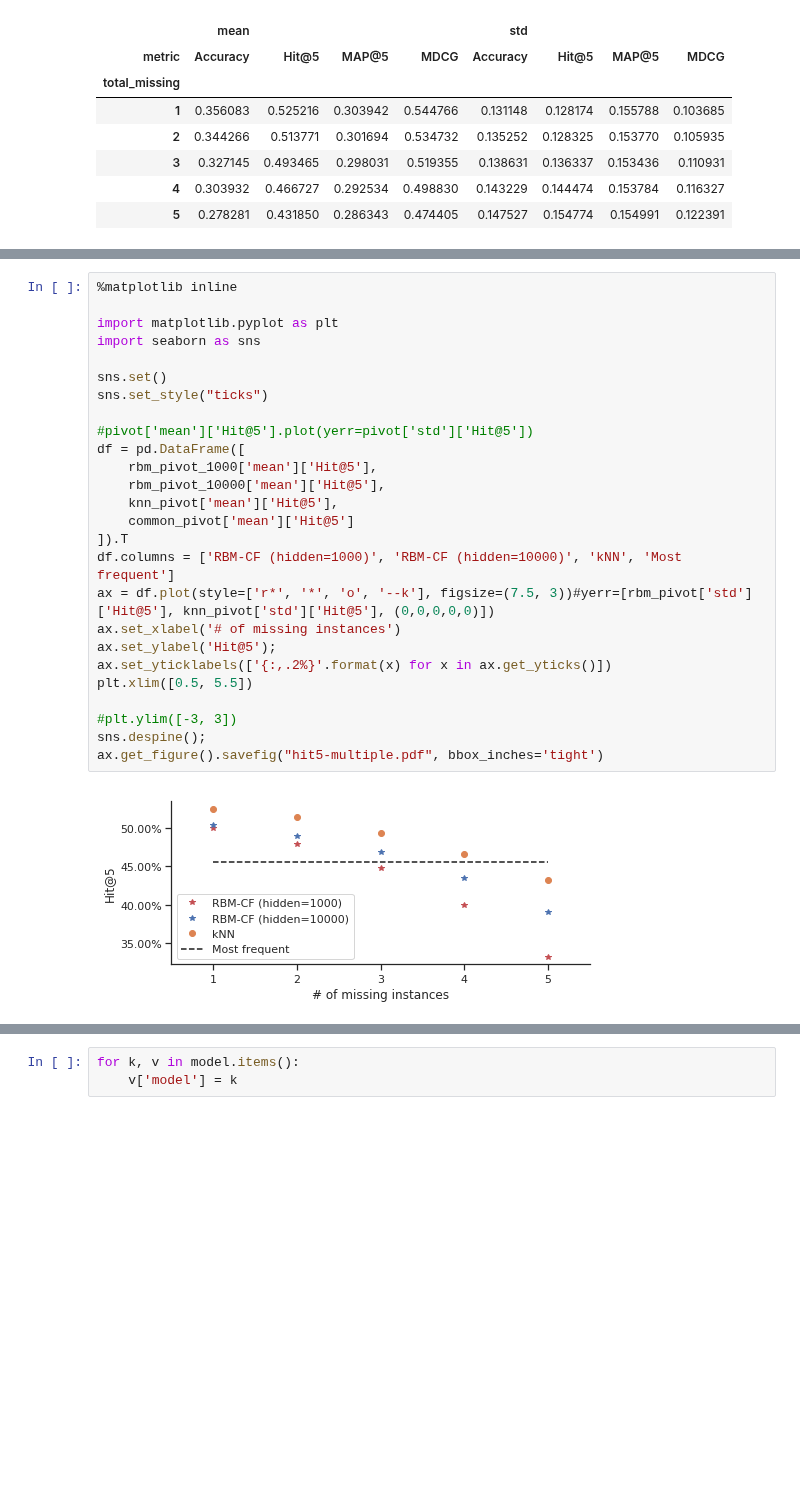
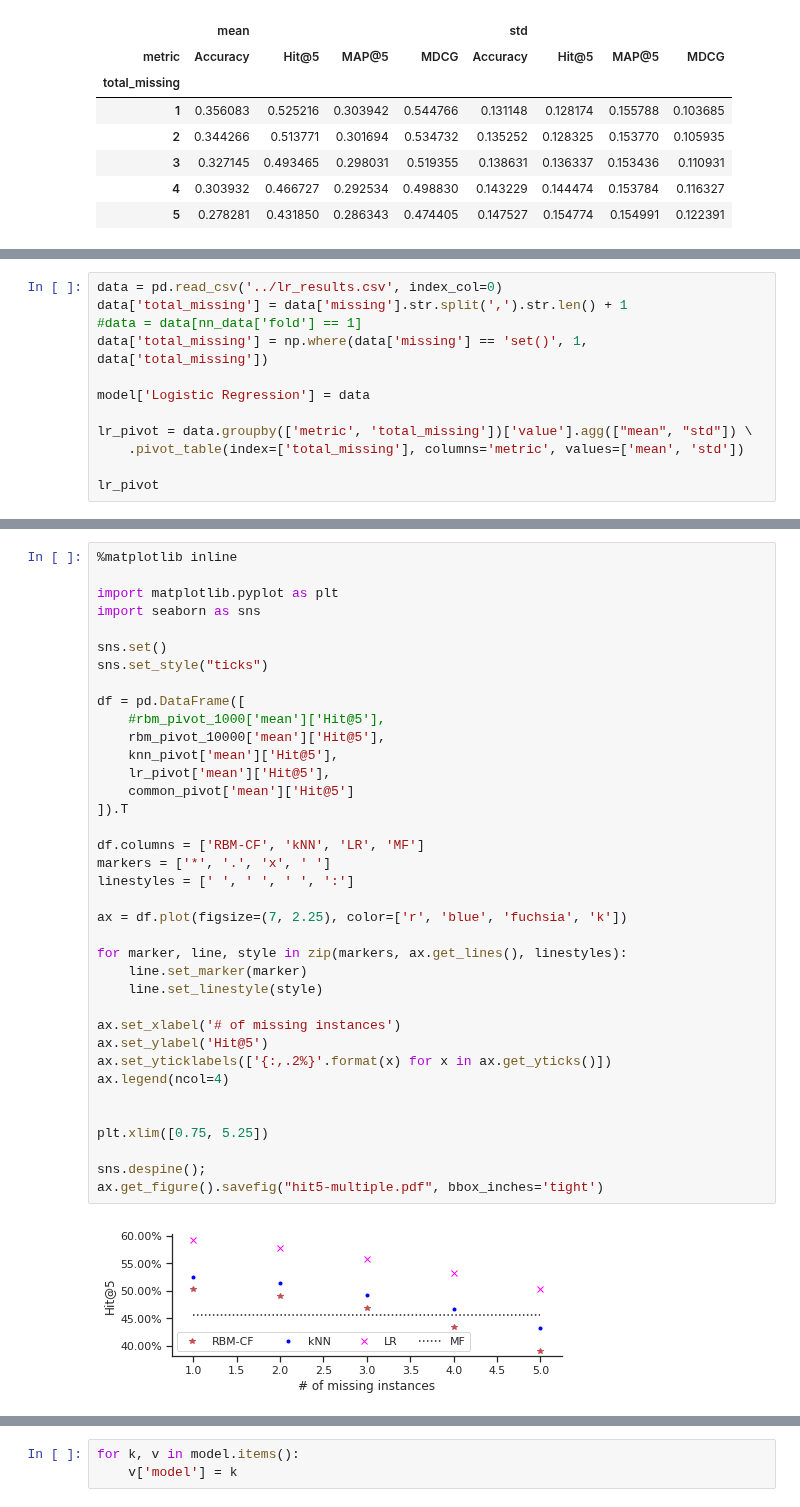
Before and after one commit to SrMouraSilva/RBM, a Jupyter notebook: experiments/notebooks/Lost information.ipynb, the cells around one changed output, grey strips where cells are left out. Cells and saved outputs as stored; diff of their text form; blank space fills up the shorter version.

```diff
--- a/experiments/notebooks/Lost information.ipynb
+++ b/experiments/notebooks/Lost information.ipynb
@@ -95,0 +98,12 @@ knn_pivot
+# %%
+data = pd.read_csv('../lr_results.csv', index_col=0)
+data['total_missing'] = data['missing'].str.split(',').str.len() + 1
+#data = data[nn_data['fold'] == 1]
+data['total_missing'] = np.where(data['missing'] == 'set()', 1, data['total_missing'])
+
+model['Logistic Regression'] = data
+
+lr_pivot = data.groupby(['metric', 'total_missing'])['value'].agg(["mean", "std"]) \
+    .pivot_table(index=['total_missing'], columns='metric', values=['mean', 'std'])
+
+lr_pivot
@@ -96,28 +119,39 @@ knn_pivot
 # %%
 %matplotlib inline
 
 import matplotlib.pyplot as plt
 import seaborn as sns
 
 sns.set()
 sns.set_style("ticks")
 
-#pivot['mean']['Hit@5'].plot(yerr=pivot['std']['Hit@5'])
 df = pd.DataFrame([
-    rbm_pivot_1000['mean']['Hit@5'],
+    #rbm_pivot_1000['mean']['Hit@5'],
     rbm_pivot_10000['mean']['Hit@5'],
     knn_pivot['mean']['Hit@5'],
+    lr_pivot['mean']['Hit@5'],
     common_pivot['mean']['Hit@5']
 ]).T
-df.columns = ['RBM-CF (hidden=1000)', 'RBM-CF (hidden=10000)', 'kNN', 'Most frequent']
-ax = df.plot(style=['r*', '*', 'o', '--k'], figsize=(7.5, 3))#yerr=[rbm_pivot['std']['Hit@5'], knn_pivot['std']['Hit@5'], (0,0,0,0,0)])
+
+df.columns = ['RBM-CF', 'kNN', 'LR', 'MF']
+markers = ['*', '.', 'x', ' ']
+linestyles = [' ', ' ', ' ', ':']
+
+ax = df.plot(figsize=(7, 2.25), color=['r', 'blue', 'fuchsia', 'k'])
+
+for marker, line, style in zip(markers, ax.get_lines(), linestyles):
+    line.set_marker(marker)
+    line.set_linestyle(style)
+
 ax.set_xlabel('# of missing instances')
-ax.set_ylabel('Hit@5');
+ax.set_ylabel('Hit@5')
 ax.set_yticklabels(['{:,.2%}'.format(x) for x in ax.get_yticks()])
-plt.xlim([0.5, 5.5])
+ax.legend(ncol=4)
 
-#plt.ylim([-3, 3])
+
+plt.xlim([0.75, 5.25])
+
 sns.despine();
 ax.get_figure().savefig("hit5-multiple.pdf", bbox_inches='tight')
 # %% [output]
-[figure, old version]
+[figure, new version]
```
Also changed, not shown: parts of 6 cells of this notebook, 29 other files.
